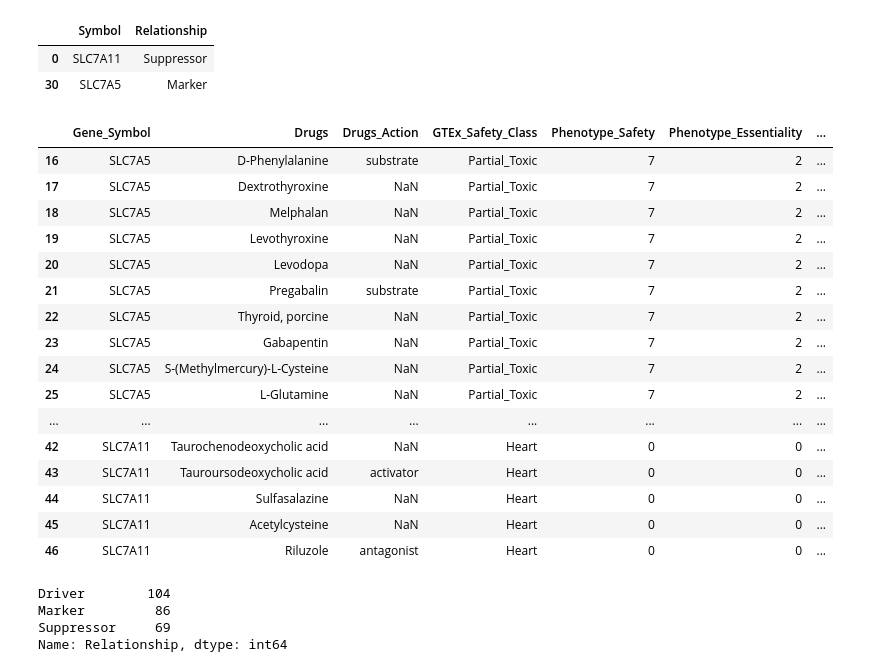
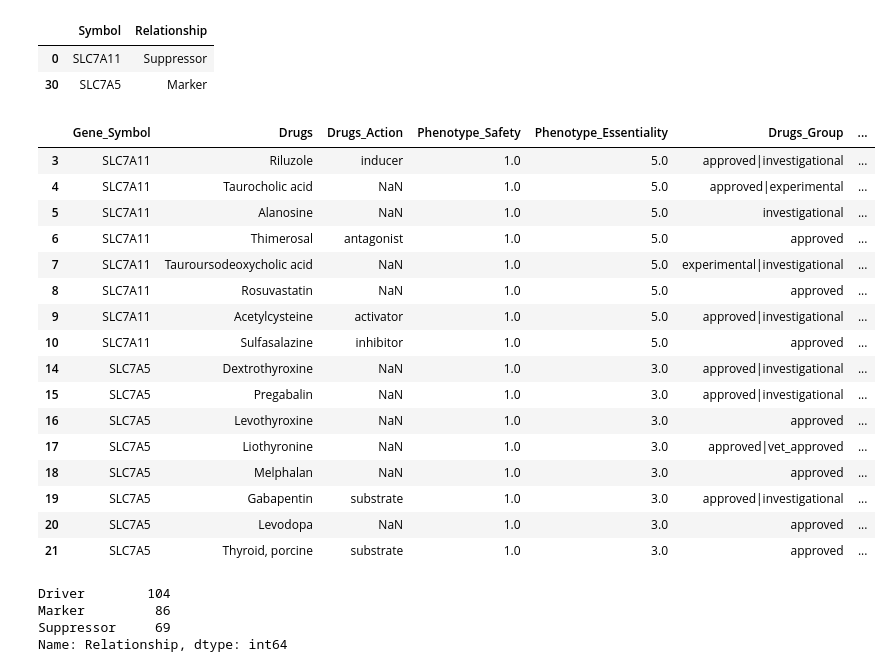
Before and after one commit to sysbiolux/DCcov, a Jupyter notebook: Essential_Gene_Annotation.ipynb, the cells around one changed output. Saved outputs shown, nothing was run; the diff lists cells and outputs as text; code cells hidden in the pictures.

```diff
--- a/Essential_Gene_Annotation.ipynb
+++ b/Essential_Gene_Annotation.ipynb
@@ -45,4 +41,4 @@ with open(r"SKO_genes_per_study.pkl", "rb") as input_file:
 # %%
-sko_gtex_drugs = pd.read_csv('Drug_Repurposing_Results_/SKO_GTEx_Drugs.csv',index_col=0)
+sko_gtex_drugs = pd.read_csv('KO_data/SKO_db_Drugs.csv',index_col=0)
 sko_gtex_drugs = sko_gtex_drugs.reset_index(drop=True)
-druggable_sko_genes = sko_gtex_drugs.Gene_Symbol.tolist()
+druggable_sko_genes = sko_gtex_drugs.Gene_Symbol.unique().tolist()
@@ -67,11 +51,11 @@ sko_gtex_drugs
 #### https://academic.oup.com/database/article/doi/10.1093/database/baaa021/5812716
 # %%
 # 3 classes for genes ['Driver','Suppressor','Marker']
-ferrdb_1 = pd.read_csv('ferrdb/1_info_suppressor.csv')
+ferrdb_1 = pd.read_csv('FerrDb/1_info_suppressor.csv')
 ferrdb_1['Relationship'] = 'Suppressor'
-ferrdb_2 = pd.read_csv('ferrdb/1_info_driver.csv')
+ferrdb_2 = pd.read_csv('FerrDb/1_info_driver.csv')
 ferrdb_2['Relationship'] = 'Driver'
-ferrdb_3 = pd.read_csv('ferrdb/1_info_marker.csv')
+ferrdb_3 = pd.read_csv('FerrDb/1_info_marker.csv')
 ferrdb_3['Relationship'] = 'Marker'
 ferrdb = pd.concat([ferrdb_1,ferrdb_2,ferrdb_3])
 # %%
@@ -121,29 +113,29 @@ shared_genes_evidence
 # %%
 shared_genes_drugs = sko_gtex_drugs.loc[sko_gtex_drugs.Gene_Symbol.isin(shared_genes),:]
 shared_genes_drugs['ferrdb_classification'] = 0
 for gene in shared_genes:
     ferrdb_classification = shared_genes_evidence.loc[shared_genes_evidence.Symbol==gene,'Relationship'].values
     shared_genes_drugs.loc[shared_genes_drugs.Gene_Symbol==gene,'ferrdb_classification'] = [ferrdb_classification[0]]*sum(shared_genes_drugs.Gene_Symbol==gene)
-shared_genes_drugs.to_csv('Drug_Repurposing_Results_/SKO_in_Ferrdb_Drugs.csv')
+shared_genes_drugs.to_csv('KO_data/SKO_in_Ferrdb_Drugs.csv')
 shared_genes_drugs
 # %% [output]
-|  | Gene_Symbol | Drugs | Drugs_Action | GTEx_Safety_Class | Phenotype_Safety | Phenotype_Essentiality | ... |
-| 16 | SLC7A5 | D-Phenylalanine | substrate | Partial_Toxic | 7 | 2 | ... |
-| 17 | SLC7A5 | Dextrothyroxine | NaN | Partial_Toxic | 7 | 2 | ... |
-| 18 | SLC7A5 | Melphalan | NaN | Partial_Toxic | 7 | 2 | ... |
-| 19 | SLC7A5 | Levothyroxine | NaN | Partial_Toxic | 7 | 2 | ... |
-| 20 | SLC7A5 | Levodopa | NaN | Partial_Toxic | 7 | 2 | ... |
-| 21 | SLC7A5 | Pregabalin | substrate | Partial_Toxic | 7 | 2 | ... |
-| 22 | SLC7A5 | Thyroid, porcine | NaN | Partial_Toxic | 7 | 2 | ... |
-| 23 | SLC7A5 | Gabapentin | NaN | Partial_Toxic | 7 | 2 | ... |
-| 24 | SLC7A5 | S-(Methylmercury)-L-Cysteine | NaN | Partial_Toxic | 7 | 2 | ... |
-| 25 | SLC7A5 | L-Glutamine | NaN | Partial_Toxic | 7 | 2 | ... |
-| ... | ... | ... | ... | ... | ... | ... | ... |
-| 42 | SLC7A11 | Taurochenodeoxycholic acid | NaN | Heart | 0 | 0 | ... |
-| 43 | SLC7A11 | Tauroursodeoxycholic acid | activator | Heart | 0 | 0 | ... |
-| 44 | SLC7A11 | Sulfasalazine | NaN | Heart | 0 | 0 | ... |
-| 45 | SLC7A11 | Acetylcysteine | NaN | Heart | 0 | 0 | ... |
-| 46 | SLC7A11 | Riluzole | antagonist | Heart | 0 | 0 | ... |
+|  | Gene_Symbol | Drugs | Drugs_Action | Phenotype_Safety | Phenotype_Essentiality | Drugs_Group | ... |
+| 3 | SLC7A11 | Riluzole | inducer | 1.0 | 5.0 | approved|investigational | ... |
+| 4 | SLC7A11 | Taurocholic acid | NaN | 1.0 | 5.0 | approved|experimental | ... |
+| 5 | SLC7A11 | Alanosine | NaN | 1.0 | 5.0 | investigational | ... |
+| 6 | SLC7A11 | Thimerosal | antagonist | 1.0 | 5.0 | approved | ... |
+| 7 | SLC7A11 | Tauroursodeoxycholic acid | NaN | 1.0 | 5.0 | experimental|investigational | ... |
+| 8 | SLC7A11 | Rosuvastatin | NaN | 1.0 | 5.0 | approved | ... |
+| 9 | SLC7A11 | Acetylcysteine | activator | 1.0 | 5.0 | approved|investigational | ... |
+| 10 | SLC7A11 | Sulfasalazine | inhibitor | 1.0 | 5.0 | approved | ... |
+| 14 | SLC7A5 | Dextrothyroxine | NaN | 1.0 | 3.0 | approved|investigational | ... |
+| 15 | SLC7A5 | Pregabalin | NaN | 1.0 | 3.0 | approved|investigational | ... |
+| 16 | SLC7A5 | Levothyroxine | NaN | 1.0 | 3.0 | approved | ... |
+| 17 | SLC7A5 | Liothyronine | NaN | 1.0 | 3.0 | approved|vet_approved | ... |
+| 18 | SLC7A5 | Melphalan | NaN | 1.0 | 3.0 | approved | ... |
+| 19 | SLC7A5 | Gabapentin | substrate | 1.0 | 3.0 | approved|investigational | ... |
+| 20 | SLC7A5 | Levodopa | NaN | 1.0 | 3.0 | approved | ... |
+| 21 | SLC7A5 | Thyroid, porcine | substrate | 1.0 | 3.0 | approved | ... |
 # %%
 ferr_db_summ = ferrdb.loc[:,['Symbol','Relationship']].drop_duplicates(subset=['Symbol'])
 ferr_db_summ.Relationship.value_counts()
```
Also changed, not shown: parts of 36 cells of this notebook, 6 other files.
